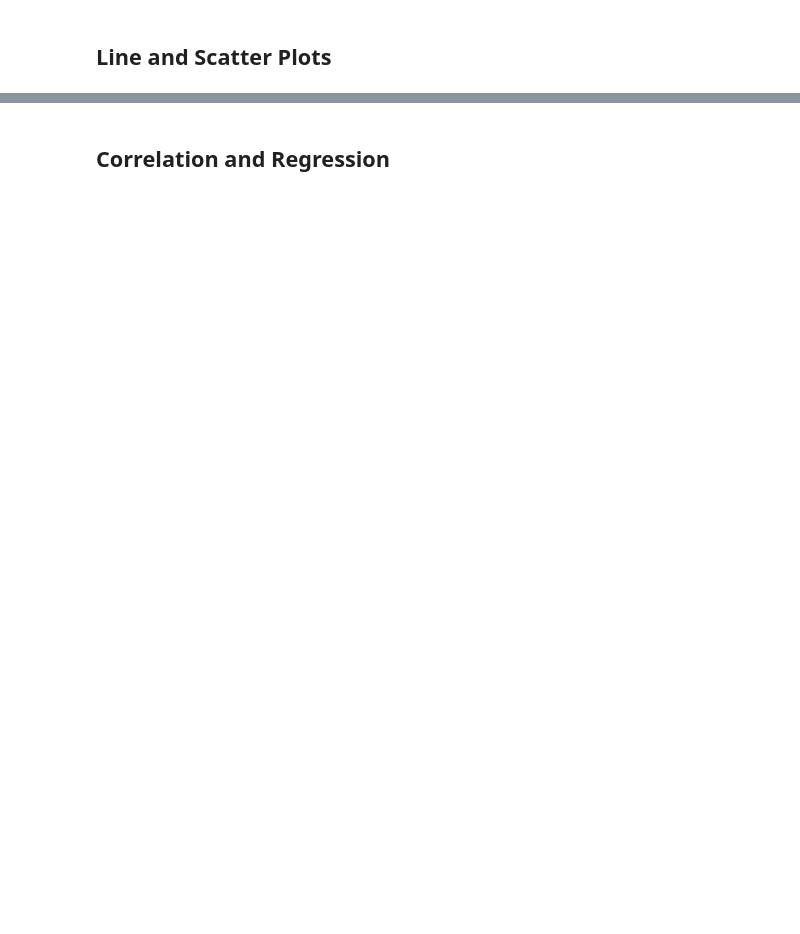
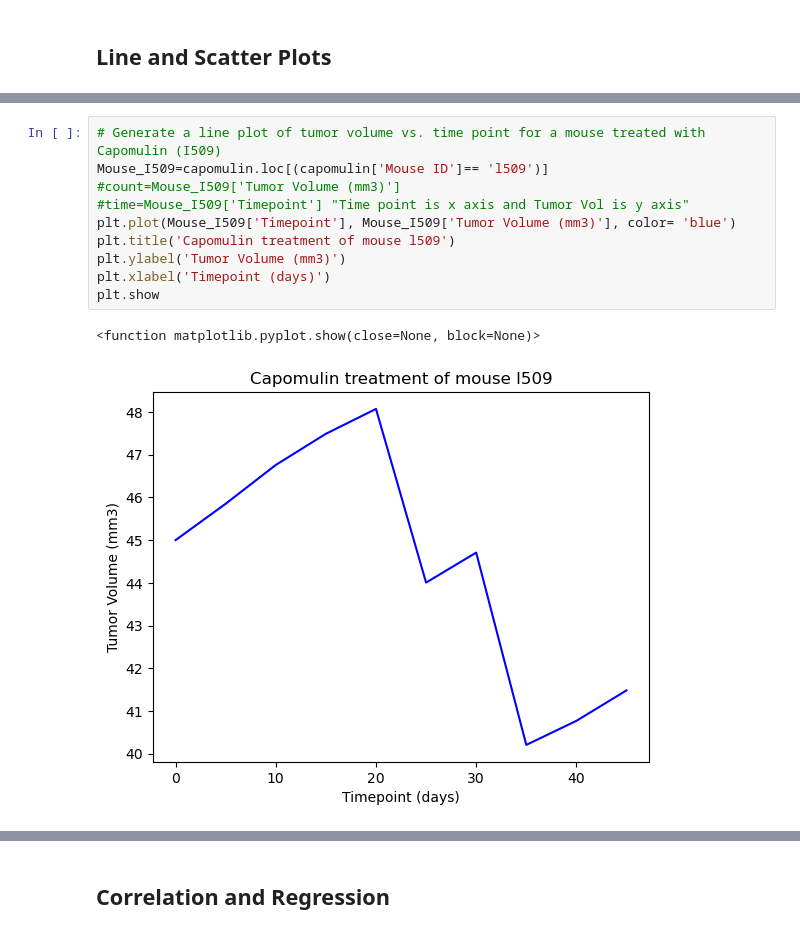
Before and after one commit to montanoemm/module5-challenge, a Jupyter notebook: Pymaceuticals/pymaceuticals.ipynb, the cells around one changed output, grey strips where cells are left out. Cells and saved outputs as stored; diff of their text form; blank space fills up the shorter version.

```diff
--- a/Pymaceuticals/pymaceuticals.ipynb
+++ b/Pymaceuticals/pymaceuticals.ipynb
@@ -300,0 +308,13 @@ Values above 40 could be Ceftamin outliers
+# %%
+# Generate a line plot of tumor volume vs. time point for a mouse treated with Capomulin (I509)
+Mouse_I509=capomulin.loc[(capomulin['Mouse ID']== 'l509')]
+#count=Mouse_I509['Tumor Volume (mm3)']
+#time=Mouse_I509['Timepoint'] "Time point is x axis and Tumor Vol is y axis"
+plt.plot(Mouse_I509['Timepoint'], Mouse_I509['Tumor Volume (mm3)'], color= 'blue')
+plt.title('Capomulin treatment of mouse l509')
+plt.ylabel('Tumor Volume (mm3)')
+plt.xlabel('Timepoint (days)')
+plt.show
+# %% [output]
+<function matplotlib.pyplot.show(close=None, block=None)>
+[figure, added]
```
Also changed, not shown: parts of 9 cells of this notebook.
